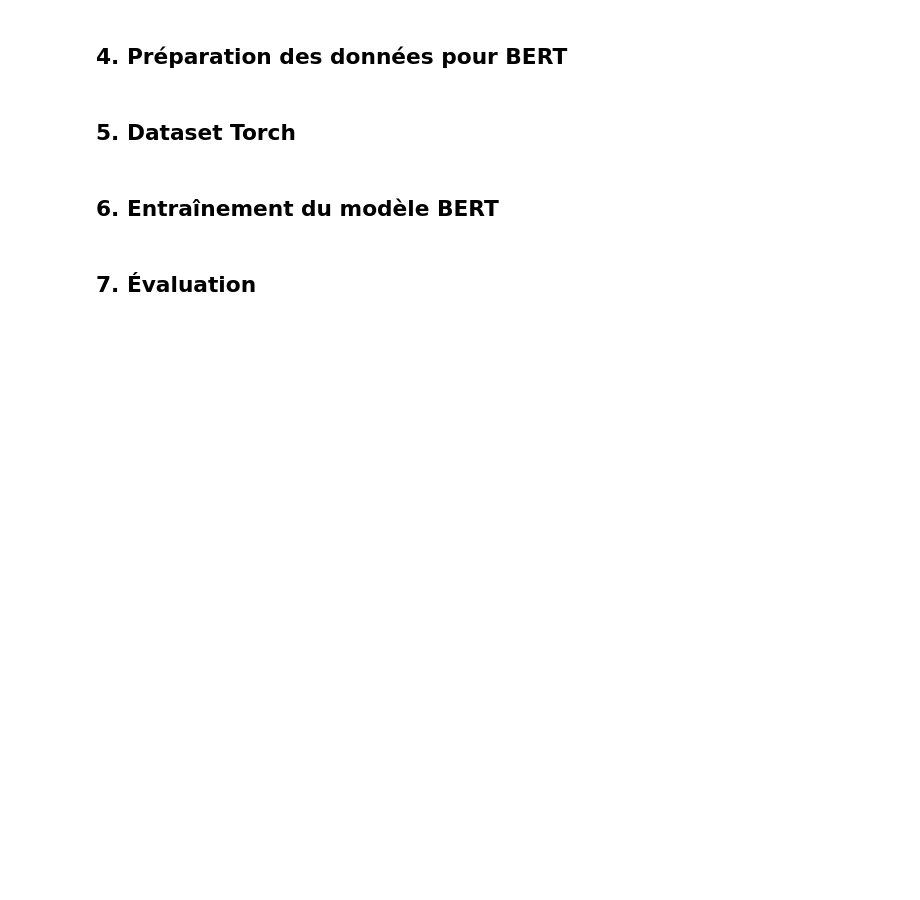
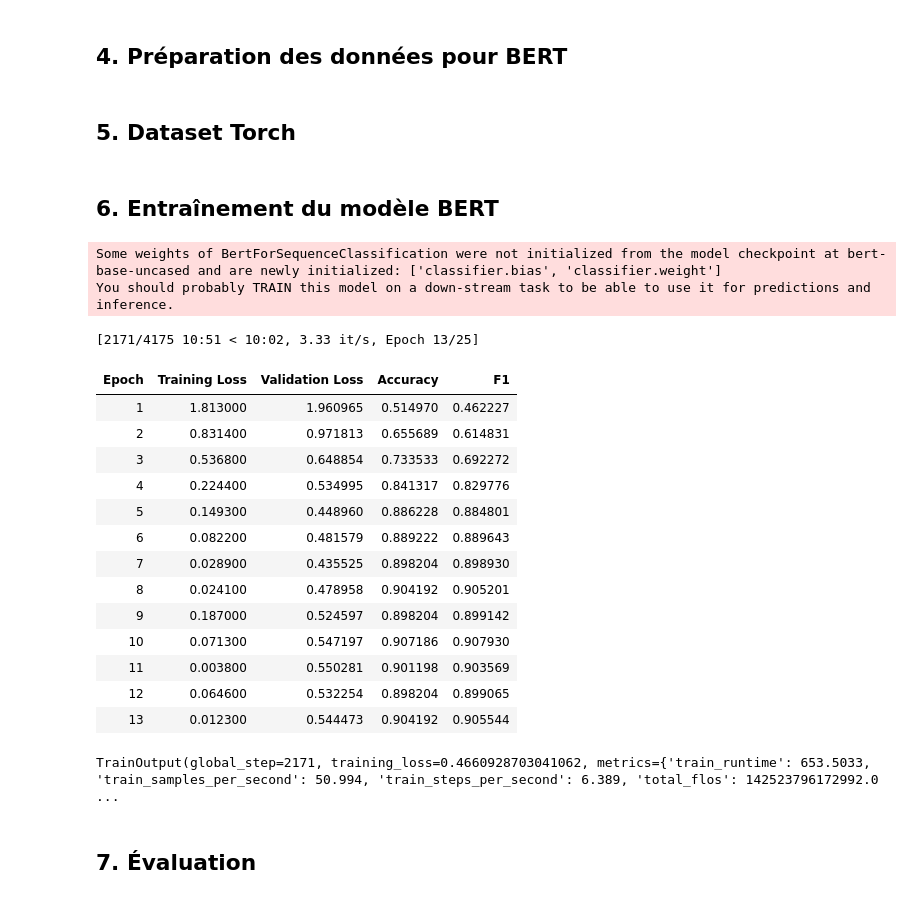
Before and after one commit to TitanSage02/VoxThymio, a Jupyter notebook: v2/notebooks/classification_intention_robot.ipynb, the cells around one changed output. Drawn from its saved outputs; the diff is of its cells as text; code cells hidden in the pictures; blank space fills up the shorter version.

Commit message:
Model training wih success

```diff
--- a/v2/notebooks/classification_intention_robot.ipynb
+++ b/v2/notebooks/classification_intention_robot.ipynb
@@ -82,6 +102,9 @@ test_dataset = IntentDataset(test_encodings, list(y_test))
 !pip install -q evaluate
 # %%
 from transformers import EarlyStoppingCallback
+from transformers import BertForSequenceClassification, TrainingArguments, Trainer
+import evaluate
+import numpy as np
 
 # Define metrics
 def compute_metrics(eval_pred):
@@ -95,34 +118,53 @@ def compute_metrics(eval_pred):
     f1 = f1.compute(predictions=predictions, references=labels, average="weighted")["f1"]
 
     return {"accuracy": accuracy, "f1": f1}
 
 model = BertForSequenceClassification.from_pretrained('bert-base-uncased', num_labels=len(le.classes_))
 
 training_args = TrainingArguments(
     output_dir='./results',
     num_train_epochs=25,
     per_device_train_batch_size=8,
     per_device_eval_batch_size=8,
     eval_strategy="epoch",
     save_strategy="epoch",
-    logging_dir='./logs',
+    logging_dir='/content/logs',
     logging_steps=5,
     report_to="none",
     load_best_model_at_end=True,  # Load the best model when training ends
     metric_for_best_model="f1",  # Use f1 score to determine the best model
     greater_is_better=True # Higher f1 score is better
 )
 
 trainer = Trainer(
     model=model,
     args=training_args,
     train_dataset=train_dataset,
     eval_dataset=test_dataset,
     compute_metrics=compute_metrics,
     callbacks=[EarlyStoppingCallback(early_stopping_patience=3)] # Stop if f1 score doesn't improve for 3 epochs
 )
 
 trainer.train()
+# %% [output]
+Some weights of BertForSequenceClassification were not initialized from the model checkpoint at bert-base-uncased and are newly initialized: ['classifier.bias', 'classifier.weight']
+You should probably TRAIN this model on a down-stream task to be able to use it for predictions and inference.
+[2171/4175 10:51 < 10:02, 3.33 it/s, Epoch 13/25]
+| Epoch | Training Loss | Validation Loss | Accuracy | F1 |
+| 1 | 1.813000 | 1.960965 | 0.514970 | 0.462227 |
+| 2 | 0.831400 | 0.971813 | 0.655689 | 0.614831 |
+| 3 | 0.536800 | 0.648854 | 0.733533 | 0.692272 |
+| 4 | 0.224400 | 0.534995 | 0.841317 | 0.829776 |
+| 5 | 0.149300 | 0.448960 | 0.886228 | 0.884801 |
+| 6 | 0.082200 | 0.481579 | 0.889222 | 0.889643 |
+| 7 | 0.028900 | 0.435525 | 0.898204 | 0.898930 |
+| 8 | 0.024100 | 0.478958 | 0.904192 | 0.905201 |
+| 9 | 0.187000 | 0.524597 | 0.898204 | 0.899142 |
+| 10 | 0.071300 | 0.547197 | 0.907186 | 0.907930 |
+| 11 | 0.003800 | 0.550281 | 0.901198 | 0.903569 |
+| 12 | 0.064600 | 0.532254 | 0.898204 | 0.899065 |
+| 13 | 0.012300 | 0.544473 | 0.904192 | 0.905544 |
+TrainOutput(global_step=2171, training_loss=0.4660928703041062, metrics={'train_runtime': 653.5033, 'train_samples_per_second': 50.994, 'train_steps_per_second': 6.389, 'total_flos': 142523796172992.0 ...
 # %% [markdown]
 ## 7. Évaluation
 # %%
```
Also changed, not shown: parts of 5 cells of this notebook.
